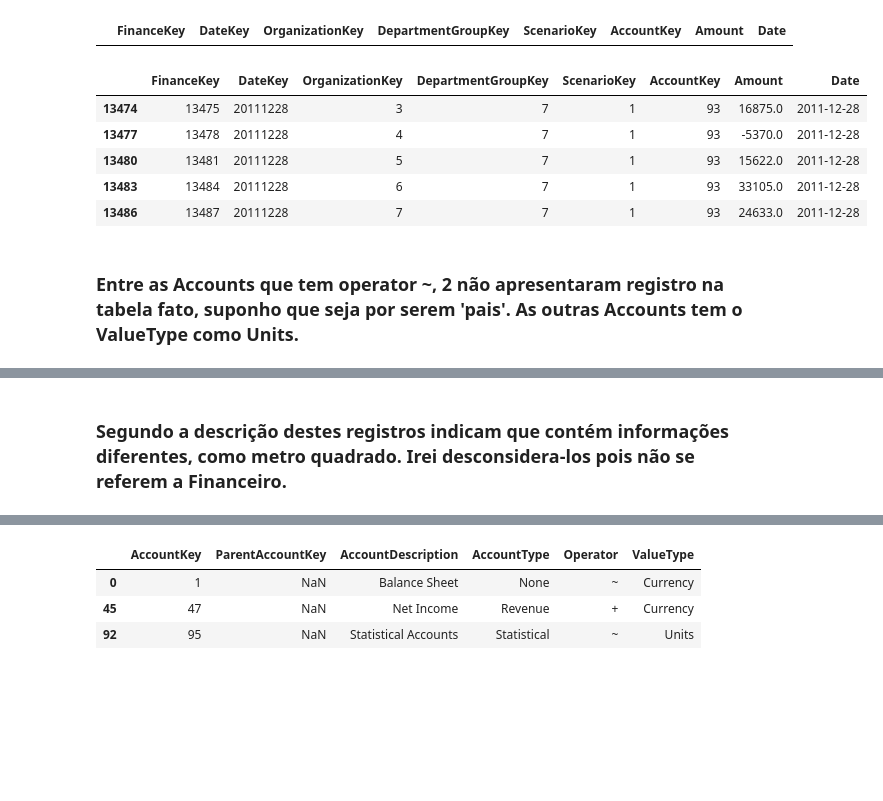
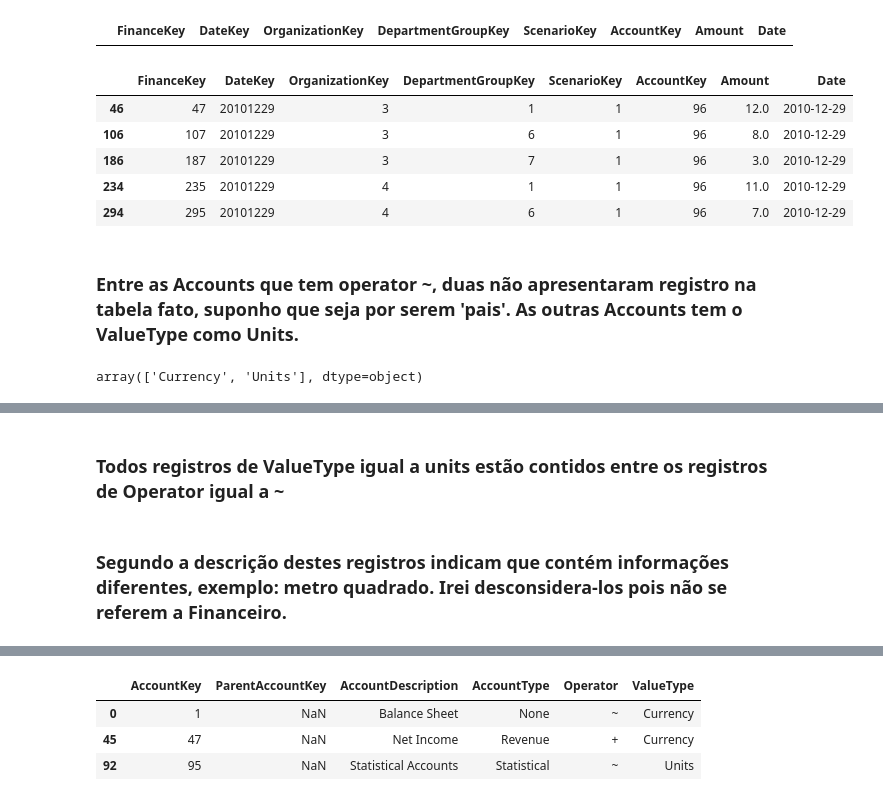
Before and after one commit to GabrielAraujoCarlos/PortfolioDashboardFinanceiro, a Jupyter notebook: TratamentoBase.ipynb, the cells around one changed output, grey strips where cells are left out. Cells and saved outputs as stored; diff of their text form; code cells hidden in the pictures; blank space fills up the shorter version.

Commit message:
Tratamento Python
Alteração do projeto, realizando os tratamentos de tabelas em Python e gravando novamente no banco de dados.

```diff
--- a/TratamentoBase.ipynb
+++ b/TratamentoBase.ipynb
@@ -282,14 +251,19 @@ FactFinance[FactFinance['AccountKey'] == 95]
 # %% [output]
 |  | FinanceKey | DateKey | OrganizationKey | DepartmentGroupKey | ScenarioKey | AccountKey | Amount | Date |
 # %%
-FactFinance[FactFinance['AccountKey'] == 93].head()
+FactFinance[FactFinance['AccountKey'] == 96].head()
 # %% [output]
 |  | FinanceKey | DateKey | OrganizationKey | DepartmentGroupKey | ScenarioKey | AccountKey | Amount | Date |
-| 13474 | 13475 | 20111228 | 3 | 7 | 1 | 93 | 16875.0 | 2011-12-28 |
-| 13477 | 13478 | 20111228 | 4 | 7 | 1 | 93 | -5370.0 | 2011-12-28 |
-| 13480 | 13481 | 20111228 | 5 | 7 | 1 | 93 | 15622.0 | 2011-12-28 |
-| 13483 | 13484 | 20111228 | 6 | 7 | 1 | 93 | 33105.0 | 2011-12-28 |
-| 13486 | 13487 | 20111228 | 7 | 7 | 1 | 93 | 24633.0 | 2011-12-28 |
+| 46 | 47 | 20101229 | 3 | 1 | 1 | 96 | 12.0 | 2010-12-29 |
+| 106 | 107 | 20101229 | 3 | 6 | 1 | 96 | 8.0 | 2010-12-29 |
+| 186 | 187 | 20101229 | 3 | 7 | 1 | 96 | 3.0 | 2010-12-29 |
+| 234 | 235 | 20101229 | 4 | 1 | 1 | 96 | 11.0 | 2010-12-29 |
+| 294 | 295 | 20101229 | 4 | 6 | 1 | 96 | 7.0 | 2010-12-29 |
 # %% [markdown]
-### Entre as Accounts que tem operator ~, 2 não apresentaram registro na tabela fato, suponho que seja por serem 'pais'. As outras Accounts tem o ValueType como Units.
+### Entre as Accounts que tem operator ~, duas não apresentaram registro na tabela fato, suponho que seja por serem 'pais'. As outras Accounts tem o ValueType como Units.
+# %%
+#Listar valores únicos da coluna ValueType
+DimAccount.ValueType.unique()
+# %% [output]
+array(['Currency', 'Units'], dtype=object)
 # %%
@@ -300,8 +275,10 @@ DimAccount[DimAccount['ValueType'] == 'Units']
 | 93 | 96 | 95.0 | 9510 | 9500.0 | Headcount | ... |
 | 94 | 97 | 95.0 | 9520 | 9500.0 | Units | ... |
 | 96 | 99 | 95.0 | 9540 | 9500.0 | Square Footage | ... |
+# %% [markdown]
+### Todos registros de ValueType igual a units estão contidos entre os registros de Operator igual a ~
 # %% [markdown]
-### Segundo a descrição destes registros indicam que contém informações diferentes, como metro quadrado. Irei desconsidera-los pois não se referem a Financeiro.
+### Segundo a descrição destes registros indicam que contém informações diferentes, exemplo: metro quadrado. Irei desconsidera-los pois não se referem a Financeiro.
 # %%
 #Identificar quais códigos de conta tem operador ~
 regRemov = DimAccount.AccountKey[DimAccount['Operator'] == '~'].tolist()
```
Also changed, not shown: parts of 40 cells of this notebook, 1 other file.
